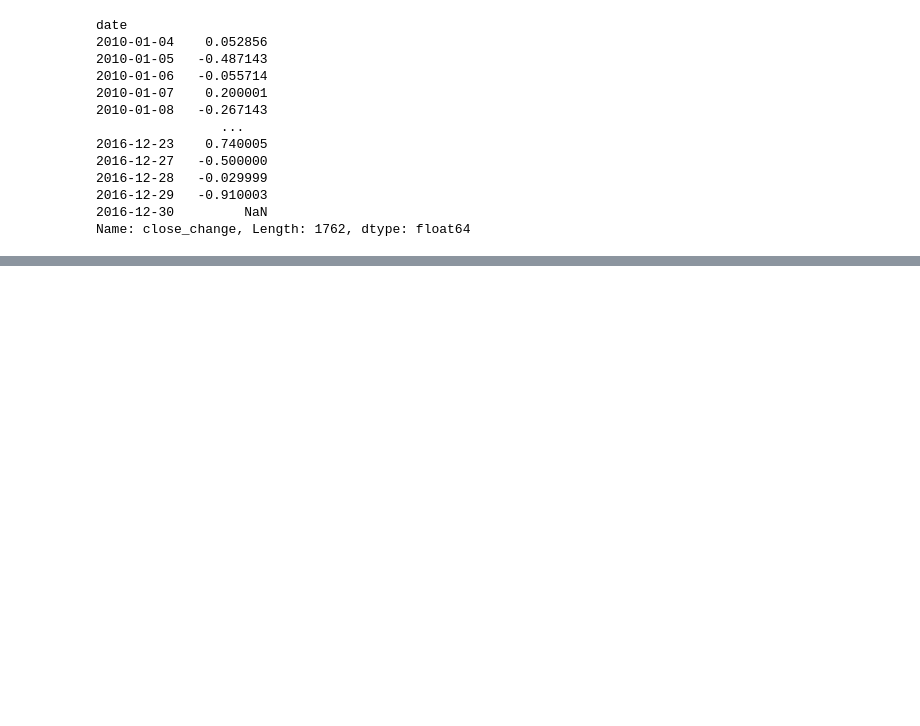
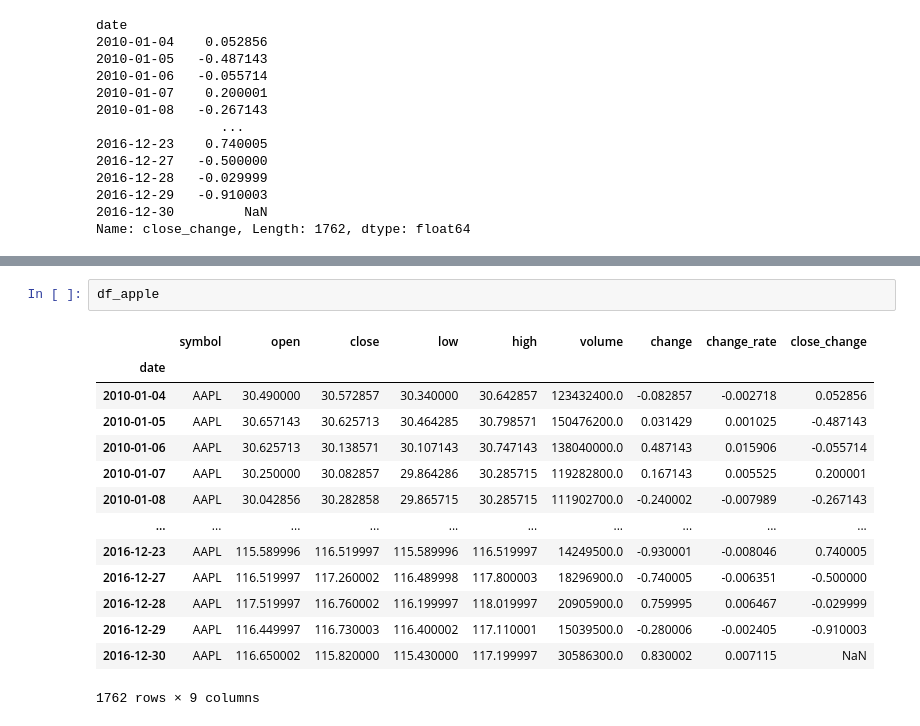
Before and after one commit to gihonglee/Stock_Analysis, a Jupyter notebook: main.ipynb, the cells around one changed output, grey strips where cells are left out. Cells and saved outputs as stored; diff of their text form; blank space fills up the shorter version.

```diff
--- a/main.ipynb
+++ b/main.ipynb
@@ -343,0 +389,17 @@ KeyError: Timestamp('2010-01-16 00:00:00')
+# %%
+df_apple
+# %% [output]
+|  | symbol | open | close | low | high | volume | change | change_rate | close_change |
+| date |  |  |  |  |  |  |  |  |  |
+| 2010-01-04 | AAPL | 30.490000 | 30.572857 | 30.340000 | 30.642857 | 123432400.0 | -0.082857 | -0.002718 | 0.052856 |
+| 2010-01-05 | AAPL | 30.657143 | 30.625713 | 30.464285 | 30.798571 | 150476200.0 | 0.031429 | 0.001025 | -0.487143 |
+| 2010-01-06 | AAPL | 30.625713 | 30.138571 | 30.107143 | 30.747143 | 138040000.0 | 0.487143 | 0.015906 | -0.055714 |
+| 2010-01-07 | AAPL | 30.250000 | 30.082857 | 29.864286 | 30.285715 | 119282800.0 | 0.167143 | 0.005525 | 0.200001 |
+| 2010-01-08 | AAPL | 30.042856 | 30.282858 | 29.865715 | 30.285715 | 111902700.0 | -0.240002 | -0.007989 | -0.267143 |
+| ... | ... | ... | ... | ... | ... | ... | ... | ... | ... |
+| 2016-12-23 | AAPL | 115.589996 | 116.519997 | 115.589996 | 116.519997 | 14249500.0 | -0.930001 | -0.008046 | 0.740005 |
+| 2016-12-27 | AAPL | 116.519997 | 117.260002 | 116.489998 | 117.800003 | 18296900.0 | -0.740005 | -0.006351 | -0.500000 |
+| 2016-12-28 | AAPL | 117.519997 | 116.760002 | 116.199997 | 118.019997 | 20905900.0 | 0.759995 | 0.006467 | -0.029999 |
+| 2016-12-29 | AAPL | 116.449997 | 116.730003 | 116.400002 | 117.110001 | 15039500.0 | -0.280006 | -0.002405 | -0.910003 |
+| 2016-12-30 | AAPL | 116.650002 | 115.820000 | 115.430000 | 117.199997 | 30586300.0 | 0.830002 | 0.007115 | NaN |
+1762 rows × 9 columns
```
Also changed, not shown: parts of 1 cell of this notebook.
